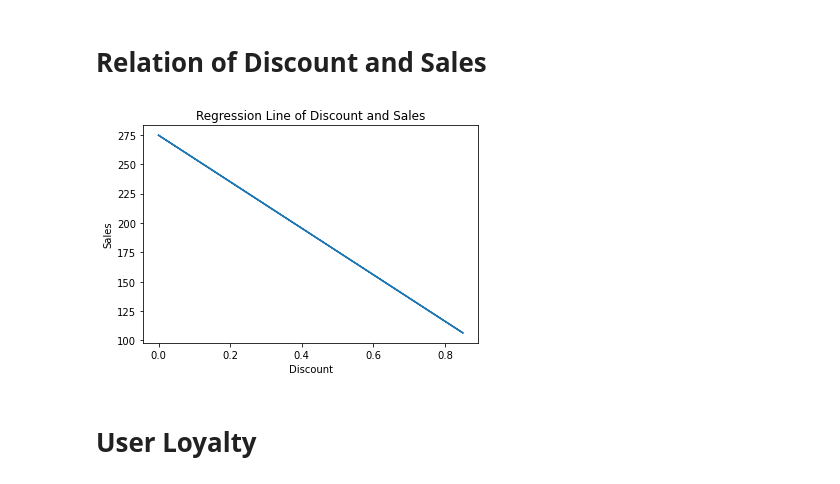
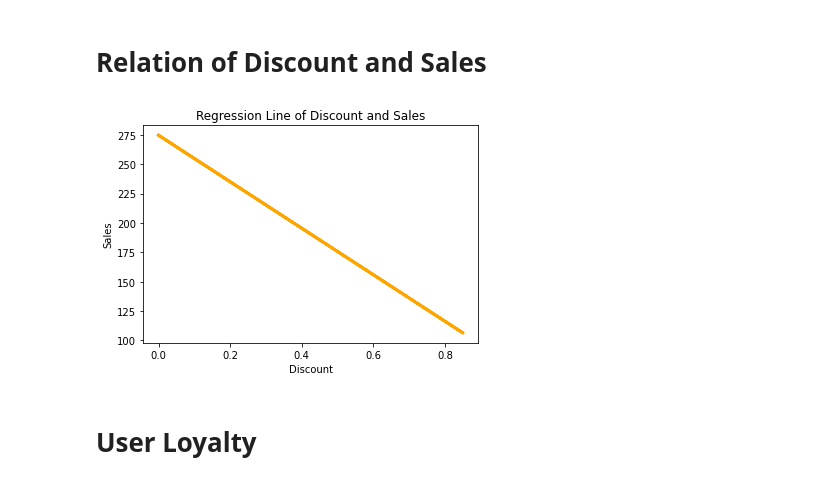
Before and after one commit to Joshfrederich/TechnoskillEZ, a Jupyter notebook: EZWIN.ipynb, the cells around one changed output. Drawn from its saved outputs; the diff is of its cells as text; code cells hidden in the pictures.

```diff
--- a/EZWIN.ipynb
+++ b/EZWIN.ipynb
@@ -268,18 +269,18 @@ plt.show()
 # %%
 dis = df['Discount'].astype(float)
 pro = df[('Sales')].astype(float)
 
 x = dis.to_numpy()
 y = pro.to_numpy()
 
 m, b = np.polyfit(x, y, 1)
-plt.plot(x, m*x + b)
+plt.plot(x, m*x + b, color='Orange', ls = 'solid', lw = 3)
 plt.xlabel('Discount')
 plt.ylabel('Sales')
 plt.title('Regression Line of Discount and Sales')
 plt.show()
 # %% [output]
-[figure, old version]
+[figure, new version]
 # %% [markdown]
 # User Loyalty
 # %%
```
Also changed, not shown: parts of 6 cells of this notebook.
